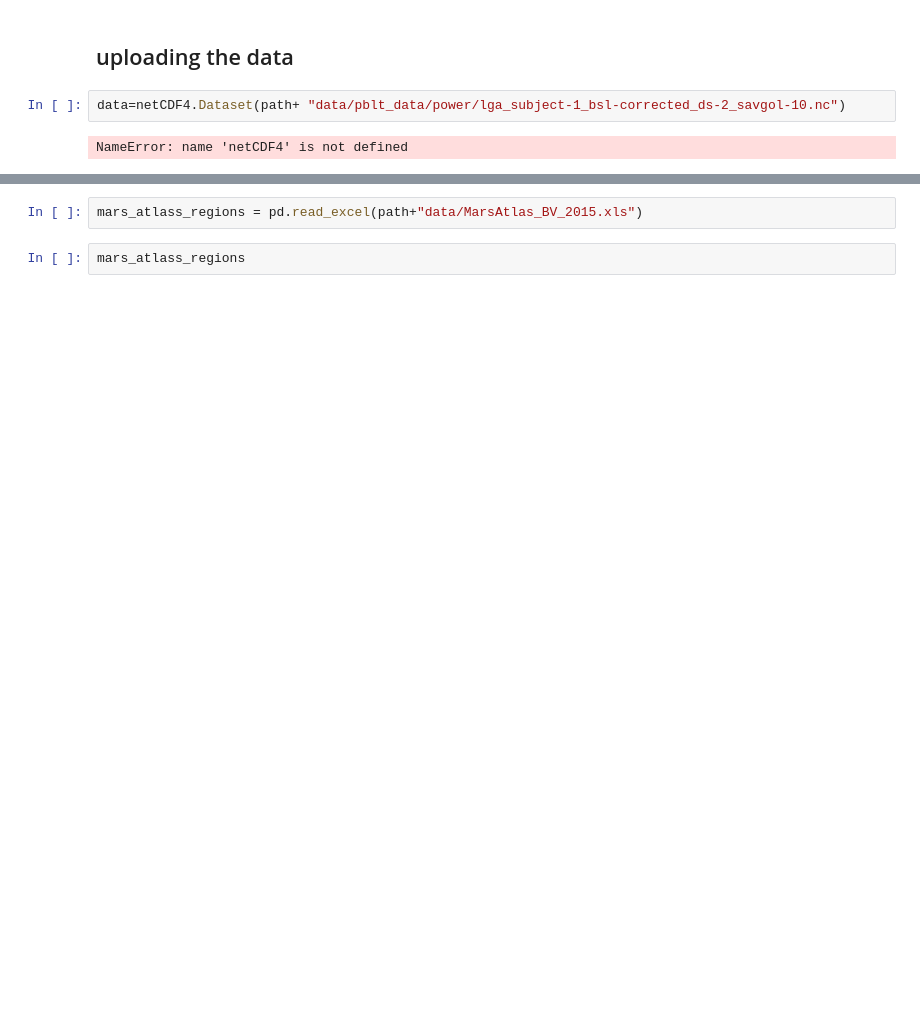
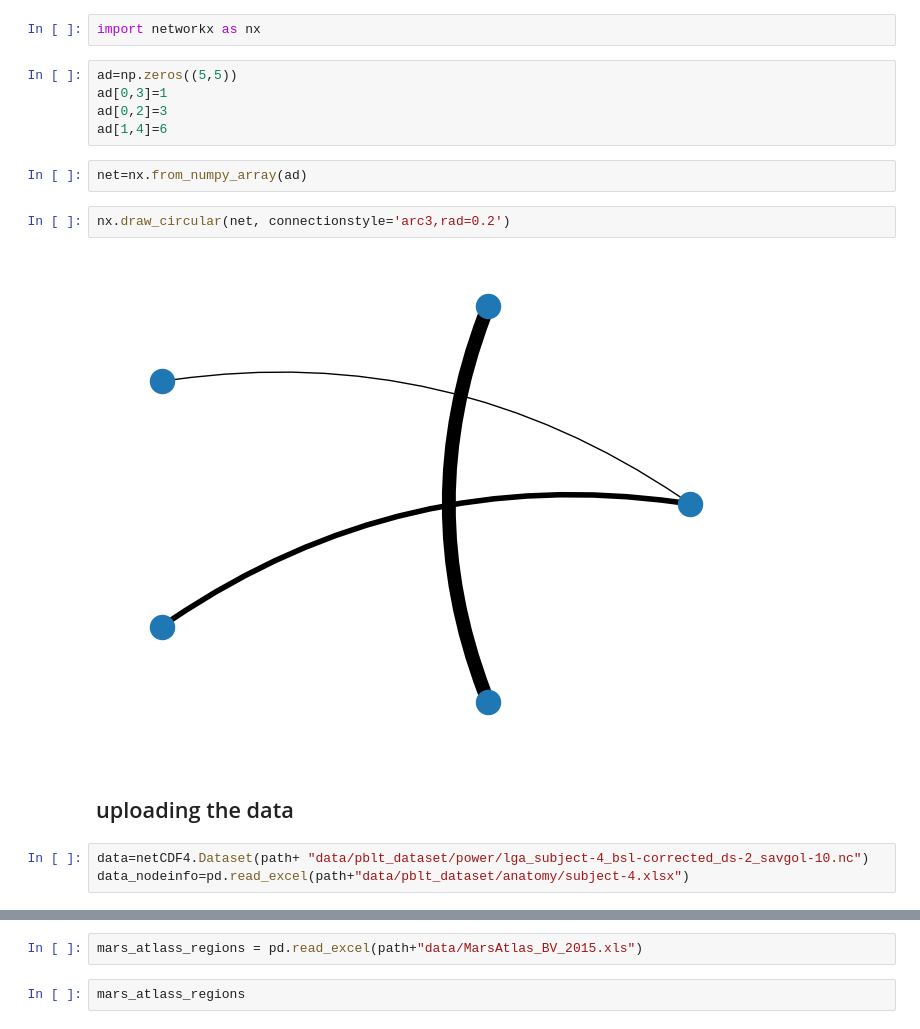
Before and after one commit to brainets/acrho, a Jupyter notebook: notebooks/sEEG_oinfo.ipynb, the cells around one changed output, grey strips where cells are left out. Cells and saved outputs as stored; diff of their text form; blank space fills up the shorter version.

```diff
--- a/notebooks/sEEG_oinfo.ipynb
+++ b/notebooks/sEEG_oinfo.ipynb
@@ -28,9 +29,21 @@ import scipy.io
 path="/home/INT/neri.m/"
 path_results='/home/INT/neri.m/results/'
 path_figures='/home/INT/neri.m/figures/'
+# %%
+import networkx as nx
+# %%
+ad=np.zeros((5,5))
+ad[0,3]=1
+ad[0,2]=3
+ad[1,4]=6
+# %%
+net=nx.from_numpy_array(ad)
+# %%
+nx.draw_circular(net, connectionstyle='arc3,rad=0.2')
+# %% [output]
+[figure, added]
 # %% [markdown]
 ## uploading the data
 # %%
-data=netCDF4.Dataset(path+ "data/pblt_data/power/lga_subject-1_bsl-corrected_ds-2_savgol-10.nc")
+data=netCDF4.Dataset(path+ "data/pblt_dataset/power/lga_subject-4_bsl-corrected_ds-2_savgol-10.nc")
+data_nodeinfo=pd.read_excel(path+"data/pblt_dataset/anatomy/subject-4.xlsx")
-# %% [output]
-NameError: name 'netCDF4' is not defined
```
Also changed, not shown: parts of 5 cells of this notebook, 3 other files.
